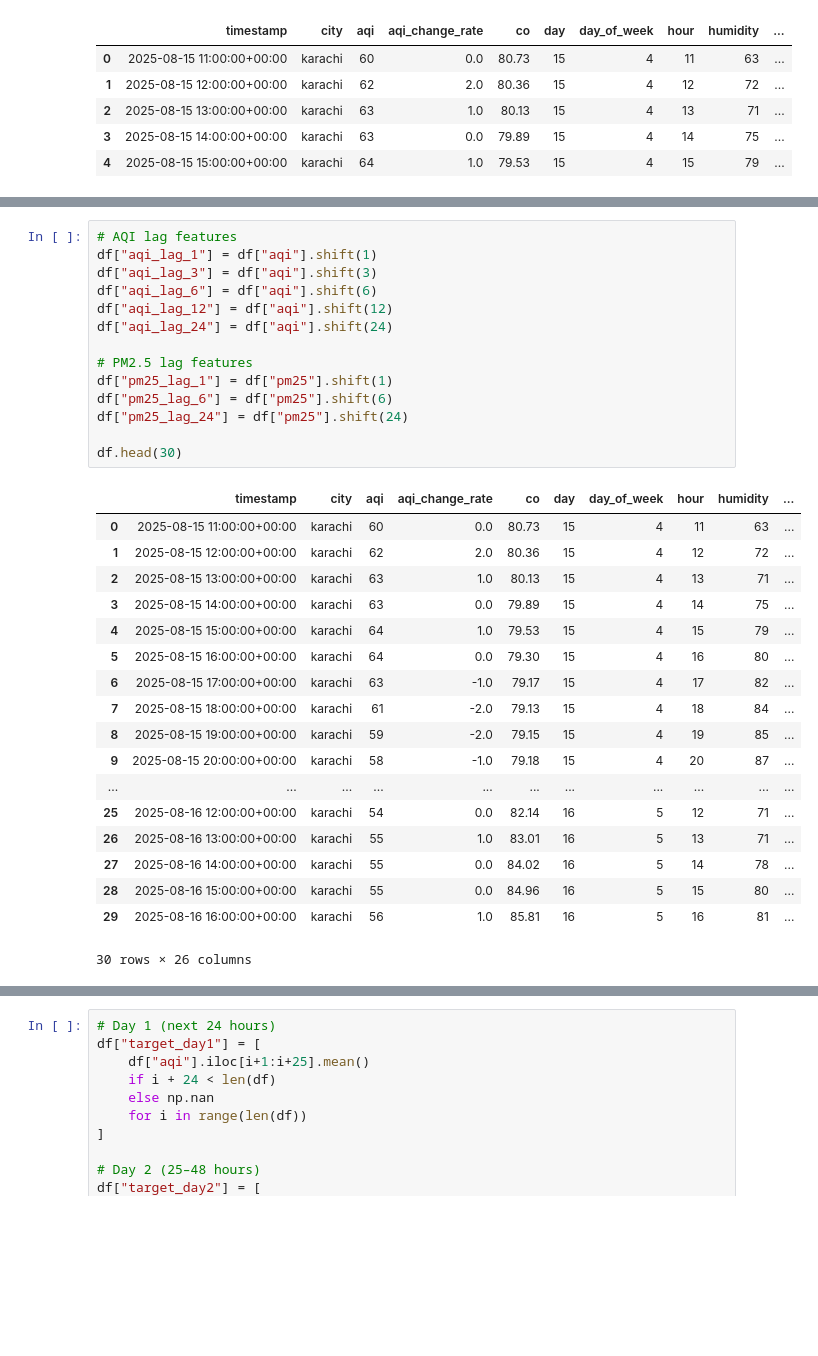
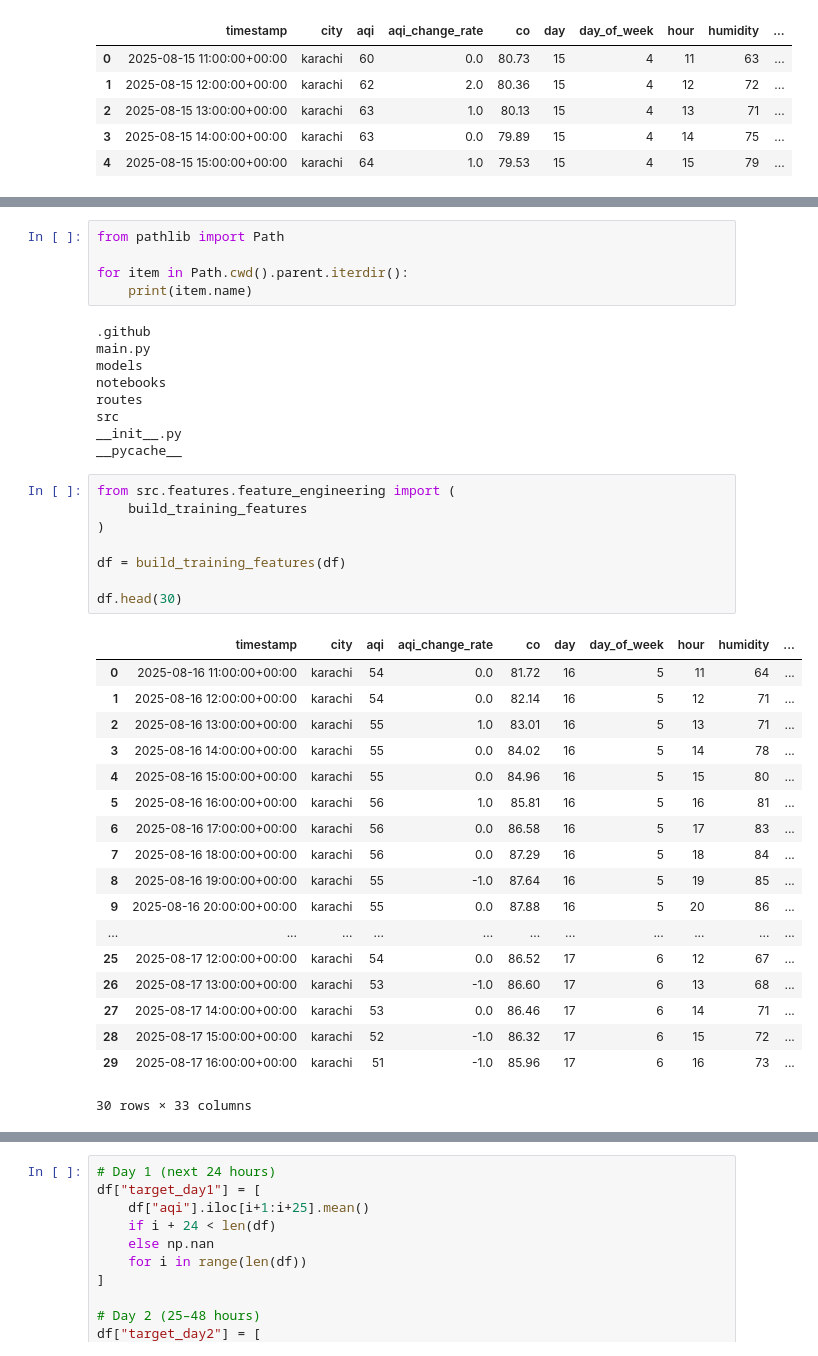
Before and after one commit to githubSubhanKhan/Air-Quality-Index-Predictor, a Jupyter notebook: app/notebooks/lag_feature_engineering_3_days.ipynb, the cells around one changed output, grey strips where cells are left out. Cells and saved outputs as stored; diff of their text form; blank space fills up the shorter version.

```diff
--- a/app/notebooks/lag_feature_engineering_3_days.ipynb
+++ b/app/notebooks/lag_feature_engineering_3_days.ipynb
@@ -39,34 +78,42 @@ df.head()
+# %%
+from pathlib import Path
+
+for item in Path.cwd().parent.iterdir():
+    print(item.name)
+# %% [output]
+.github
+main.py
+models
+notebooks
+routes
+src
+__init__.py
+__pycache__
 # %%
-# AQI lag features
-df["aqi_lag_1"] = df["aqi"].shift(1)
-df["aqi_lag_3"] = df["aqi"].shift(3)
-df["aqi_lag_6"] = df["aqi"].shift(6)
-df["aqi_lag_12"] = df["aqi"].shift(12)
-df["aqi_lag_24"] = df["aqi"].shift(24)
+from src.features.feature_engineering import (
+    build_training_features
+)
 
-# PM2.5 lag features
-df["pm25_lag_1"] = df["pm25"].shift(1)
-df["pm25_lag_6"] = df["pm25"].shift(6)
-df["pm25_lag_24"] = df["pm25"].shift(24)
+df = build_training_features(df)
 
 df.head(30)
 # %% [output]
 |  | timestamp | city | aqi | aqi_change_rate | co | day | day_of_week | hour | humidity | ... |
-| 0 | 2025-08-15 11:00:00+00:00 | karachi | 60 | 0.0 | 80.73 | 15 | 4 | 11 | 63 | ... |
-| 1 | 2025-08-15 12:00:00+00:00 | karachi | 62 | 2.0 | 80.36 | 15 | 4 | 12 | 72 | ... |
-| 2 | 2025-08-15 13:00:00+00:00 | karachi | 63 | 1.0 | 80.13 | 15 | 4 | 13 | 71 | ... |
-| 3 | 2025-08-15 14:00:00+00:00 | karachi | 63 | 0.0 | 79.89 | 15 | 4 | 14 | 75 | ... |
-| 4 | 2025-08-15 15:00:00+00:00 | karachi | 64 | 1.0 | 79.53 | 15 | 4 | 15 | 79 | ... |
-| 5 | 2025-08-15 16:00:00+00:00 | karachi | 64 | 0.0 | 79.30 | 15 | 4 | 16 | 80 | ... |
-| 6 | 2025-08-15 17:00:00+00:00 | karachi | 63 | -1.0 | 79.17 | 15 | 4 | 17 | 82 | ... |
-| 7 | 2025-08-15 18:00:00+00:00 | karachi | 61 | -2.0 | 79.13 | 15 | 4 | 18 | 84 | ... |
-| 8 | 2025-08-15 19:00:00+00:00 | karachi | 59 | -2.0 | 79.15 | 15 | 4 | 19 | 85 | ... |
-| 9 | 2025-08-15 20:00:00+00:00 | karachi | 58 | -1.0 | 79.18 | 15 | 4 | 20 | 87 | ... |
+| 0 | 2025-08-16 11:00:00+00:00 | karachi | 54 | 0.0 | 81.72 | 16 | 5 | 11 | 64 | ... |
+| 1 | 2025-08-16 12:00:00+00:00 | karachi | 54 | 0.0 | 82.14 | 16 | 5 | 12 | 71 | ... |
+| 2 | 2025-08-16 13:00:00+00:00 | karachi | 55 | 1.0 | 83.01 | 16 | 5 | 13 | 71 | ... |
+| 3 | 2025-08-16 14:00:00+00:00 | karachi | 55 | 0.0 | 84.02 | 16 | 5 | 14 | 78 | ... |
+| 4 | 2025-08-16 15:00:00+00:00 | karachi | 55 | 0.0 | 84.96 | 16 | 5 | 15 | 80 | ... |
+| 5 | 2025-08-16 16:00:00+00:00 | karachi | 56 | 1.0 | 85.81 | 16 | 5 | 16 | 81 | ... |
+| 6 | 2025-08-16 17:00:00+00:00 | karachi | 56 | 0.0 | 86.58 | 16 | 5 | 17 | 83 | ... |
+| 7 | 2025-08-16 18:00:00+00:00 | karachi | 56 | 0.0 | 87.29 | 16 | 5 | 18 | 84 | ... |
+| 8 | 2025-08-16 19:00:00+00:00 | karachi | 55 | -1.0 | 87.64 | 16 | 5 | 19 | 85 | ... |
+| 9 | 2025-08-16 20:00:00+00:00 | karachi | 55 | 0.0 | 87.88 | 16 | 5 | 20 | 86 | ... |
 | ... | ... | ... | ... | ... | ... | ... | ... | ... | ... | ... |
-| 25 | 2025-08-16 12:00:00+00:00 | karachi | 54 | 0.0 | 82.14 | 16 | 5 | 12 | 71 | ... |
-| 26 | 2025-08-16 13:00:00+00:00 | karachi | 55 | 1.0 | 83.01 | 16 | 5 | 13 | 71 | ... |
-| 27 | 2025-08-16 14:00:00+00:00 | karachi | 55 | 0.0 | 84.02 | 16 | 5 | 14 | 78 | ... |
-| 28 | 2025-08-16 15:00:00+00:00 | karachi | 55 | 0.0 | 84.96 | 16 | 5 | 15 | 80 | ... |
-| 29 | 2025-08-16 16:00:00+00:00 | karachi | 56 | 1.0 | 85.81 | 16 | 5 | 16 | 81 | ... |
+| 25 | 2025-08-17 12:00:00+00:00 | karachi | 54 | 0.0 | 86.52 | 17 | 6 | 12 | 67 | ... |
+| 26 | 2025-08-17 13:00:00+00:00 | karachi | 53 | -1.0 | 86.60 | 17 | 6 | 13 | 68 | ... |
+| 27 | 2025-08-17 14:00:00+00:00 | karachi | 53 | 0.0 | 86.46 | 17 | 6 | 14 | 71 | ... |
+| 28 | 2025-08-17 15:00:00+00:00 | karachi | 52 | -1.0 | 86.32 | 17 | 6 | 15 | 72 | ... |
+| 29 | 2025-08-17 16:00:00+00:00 | karachi | 51 | -1.0 | 85.96 | 17 | 6 | 16 | 73 | ... |
-30 rows × 26 columns
+30 rows × 33 columns
 # %%
```
Also changed, not shown: parts of 5 cells of this notebook, 4 other files.
